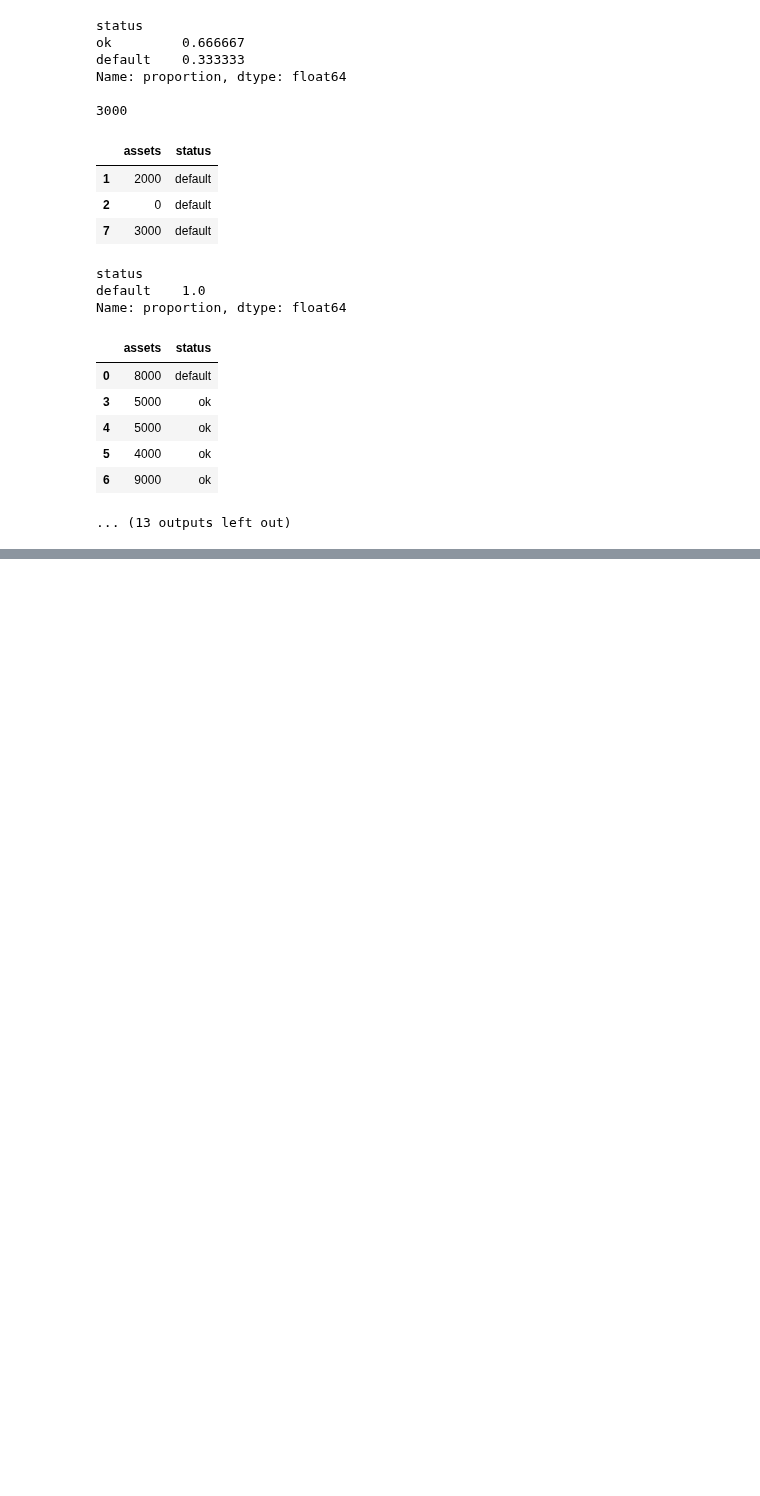
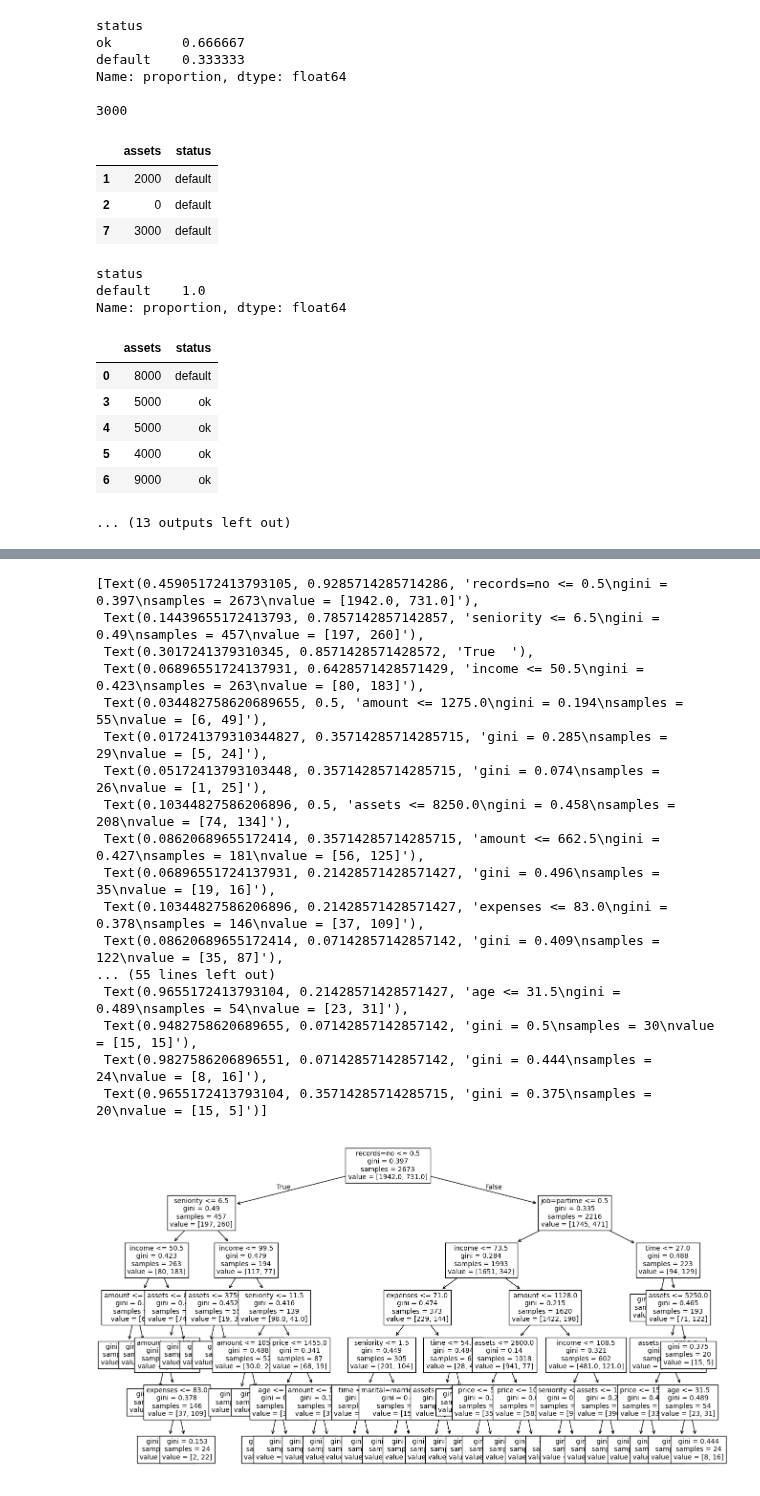
Before and after one commit to Jideco/mL, a Jupyter notebook: 06-trees/trees.ipynb, the cells around one changed output, grey strips where cells are left out. Drawn from its saved outputs; the diff is of its cells as text; code cells hidden in the pictures; blank space fills up the shorter version.

```diff
--- a/06-trees/trees.ipynb
+++ b/06-trees/trees.ipynb
@@ -524,0 +817,24 @@ Name: proportion, dtype: float64
+# %%
+from sklearn.tree import plot_tree
+
+plt.figure(figsize=(16, 9))
+plot_tree(dt, feature_names=dv.get_feature_names_out(), fontsize=10)
+# %% [output]
+[Text(0.45905172413793105, 0.9285714285714286, 'records=no <= 0.5\ngini = 0.397\nsamples = 2673\nvalue = [1942.0, 731.0]'),
+ Text(0.14439655172413793, 0.7857142857142857, 'seniority <= 6.5\ngini = 0.49\nsamples = 457\nvalue = [197, 260]'),
+ Text(0.3017241379310345, 0.8571428571428572, 'True  '),
+ Text(0.06896551724137931, 0.6428571428571429, 'income <= 50.5\ngini = 0.423\nsamples = 263\nvalue = [80, 183]'),
+ Text(0.034482758620689655, 0.5, 'amount <= 1275.0\ngini = 0.194\nsamples = 55\nvalue = [6, 49]'),
+ Text(0.017241379310344827, 0.35714285714285715, 'gini = 0.285\nsamples = 29\nvalue = [5, 24]'),
+ Text(0.05172413793103448, 0.35714285714285715, 'gini = 0.074\nsamples = 26\nvalue = [1, 25]'),
+ Text(0.10344827586206896, 0.5, 'assets <= 8250.0\ngini = 0.458\nsamples = 208\nvalue = [74, 134]'),
+ Text(0.08620689655172414, 0.35714285714285715, 'amount <= 662.5\ngini = 0.427\nsamples = 181\nvalue = [56, 125]'),
+ Text(0.06896551724137931, 0.21428571428571427, 'gini = 0.496\nsamples = 35\nvalue = [19, 16]'),
+ Text(0.10344827586206896, 0.21428571428571427, 'expenses <= 83.0\ngini = 0.378\nsamples = 146\nvalue = [37, 109]'),
+ Text(0.08620689655172414, 0.07142857142857142, 'gini = 0.409\nsamples = 122\nvalue = [35, 87]'),
+... (55 lines left out)
+ Text(0.9655172413793104, 0.21428571428571427, 'age <= 31.5\ngini = 0.489\nsamples = 54\nvalue = [23, 31]'),
+ Text(0.9482758620689655, 0.07142857142857142, 'gini = 0.5\nsamples = 30\nvalue = [15, 15]'),
+ Text(0.9827586206896551, 0.07142857142857142, 'gini = 0.444\nsamples = 24\nvalue = [8, 16]'),
+ Text(0.9655172413793104, 0.35714285714285715, 'gini = 0.375\nsamples = 20\nvalue = [15, 5]')]
+[figure, added]
```
Also changed, not shown: parts of 15 cells of this notebook.
